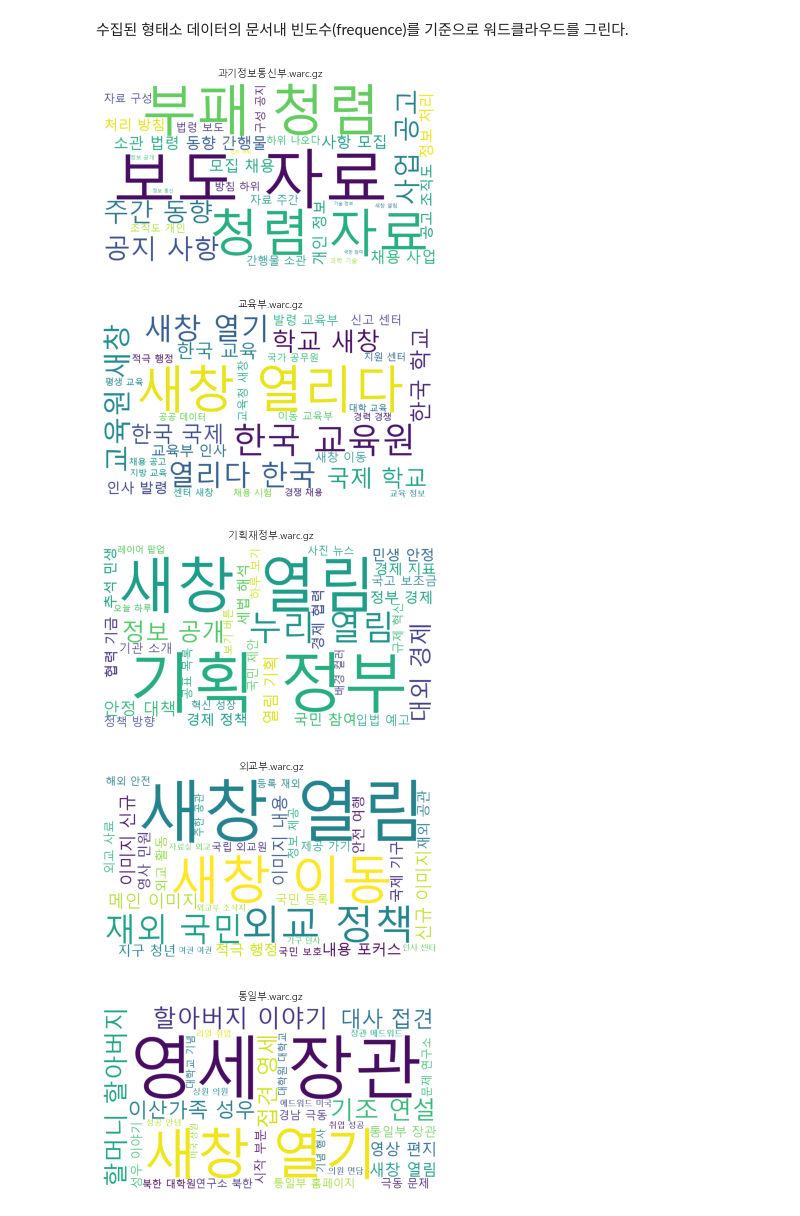
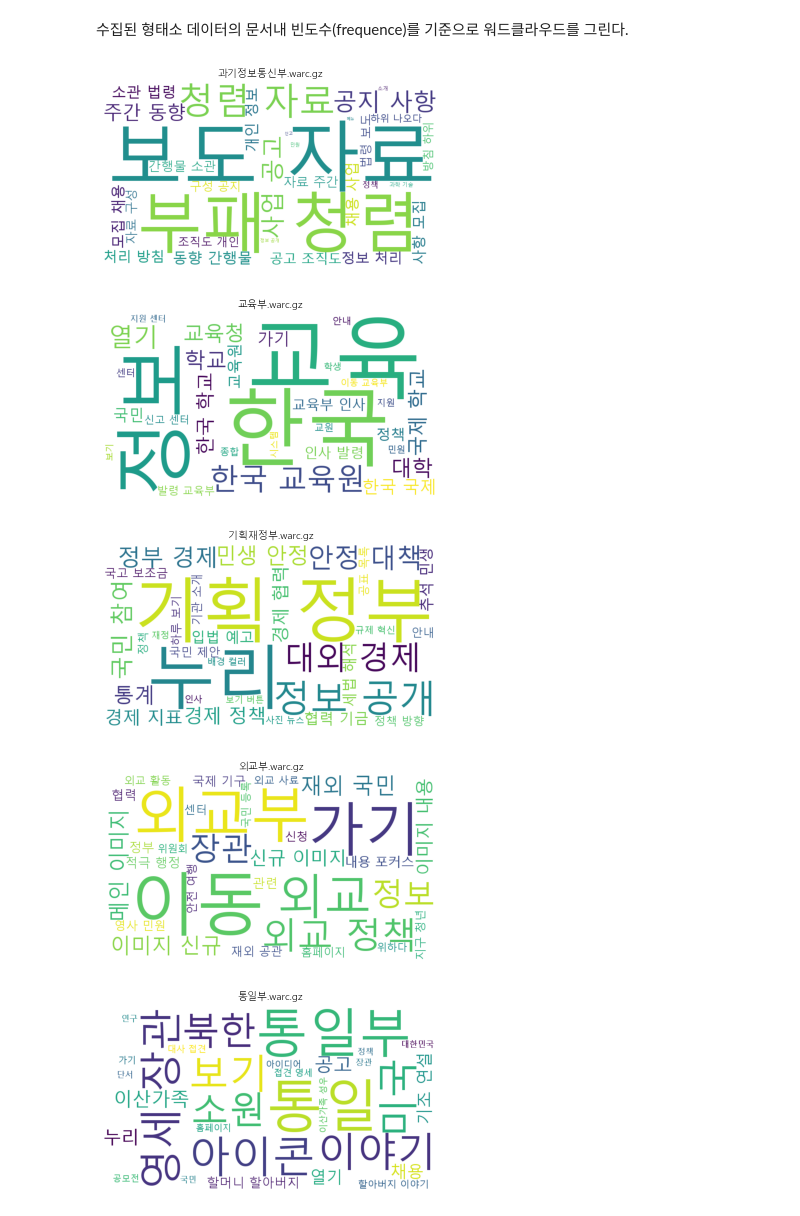
Before and after one commit to DaeilChun/notebooks, a Jupyter notebook: warc_mining_simulation_0821.ipynb, the cells around one changed output. Saved outputs shown, nothing was run; the diff lists cells and outputs as text; code cells hidden in the pictures.

```diff
--- a/warc_mining_simulation_0821.ipynb
+++ b/warc_mining_simulation_0821.ipynb
@@ -207,25 +206,25 @@ for i in range(len(target_documents)):
 # %%
 import wordcloud
 import matplotlib.pyplot as plt
 import matplotlib.font_manager as fm
 
 # 한글 폰트 관련 설정
 path = 'C:\Windows\Fonts\malgunsl.ttf'
 fontprop = fm.FontProperties(fname=path)
-
+stopwords=['새창', '열림', '열리다']
 for i in range(len(NounsAndVerbs)):
-    cloud = wordcloud.WordCloud(collocation_threshold=2, max_words=30, width=900, height=500, background_color="white", font_path='C:\Windows\Fonts\malgun.ttf').generate(NounsAndVerbs[i])
+    cloud = wordcloud.WordCloud(stopwords=stopwords, max_words=30, width=900, height=500, background_color="white", font_path='C:\Windows\Fonts\malgun.ttf').generate(NounsAndVerbs[i])
     plt.imshow(cloud)
     plt.axis('off')
     plot_title = warc_file_list[i]
     plt.title(plot_title, fontproperties=fontprop)
     #file_name = '.\charts\{소단원}_C{cluster}.png'.format(소단원=work, cluster=cluster_num)
     # plt.savefig(file_name)
     # plt.clf()
     plt.show()
 # %% [output]
-[figure, old version]
+[figure, new version]
-[figure, old version]
+[figure, new version]
-[figure, old version]
+[figure, new version]
-[figure, old version]
+[figure, new version]
-[figure, old version]
+[figure, new version]
```
Also changed, not shown: parts of 10 cells of this notebook.
